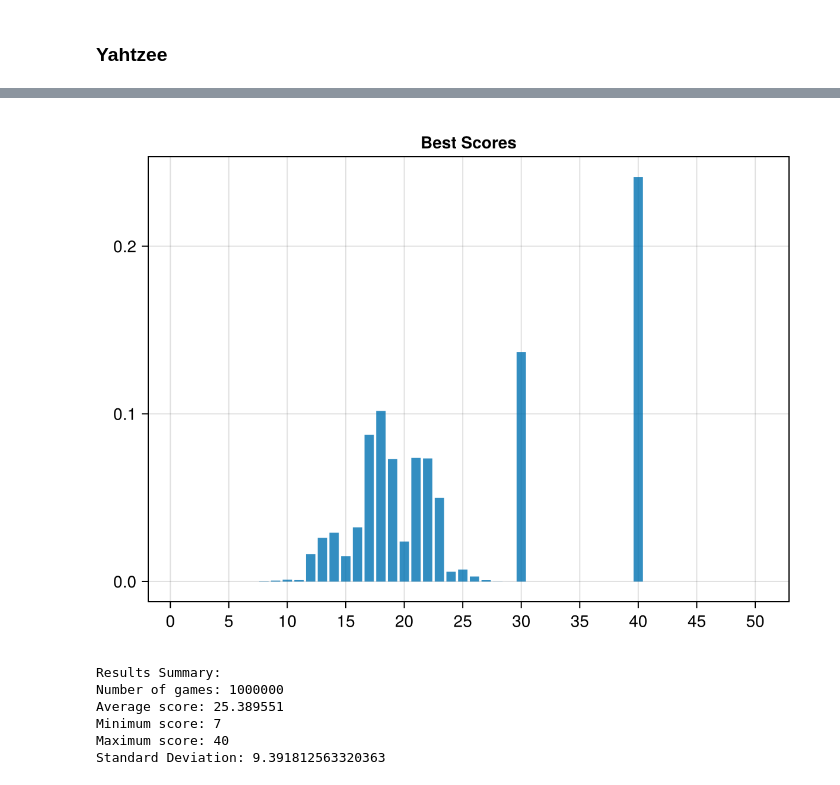
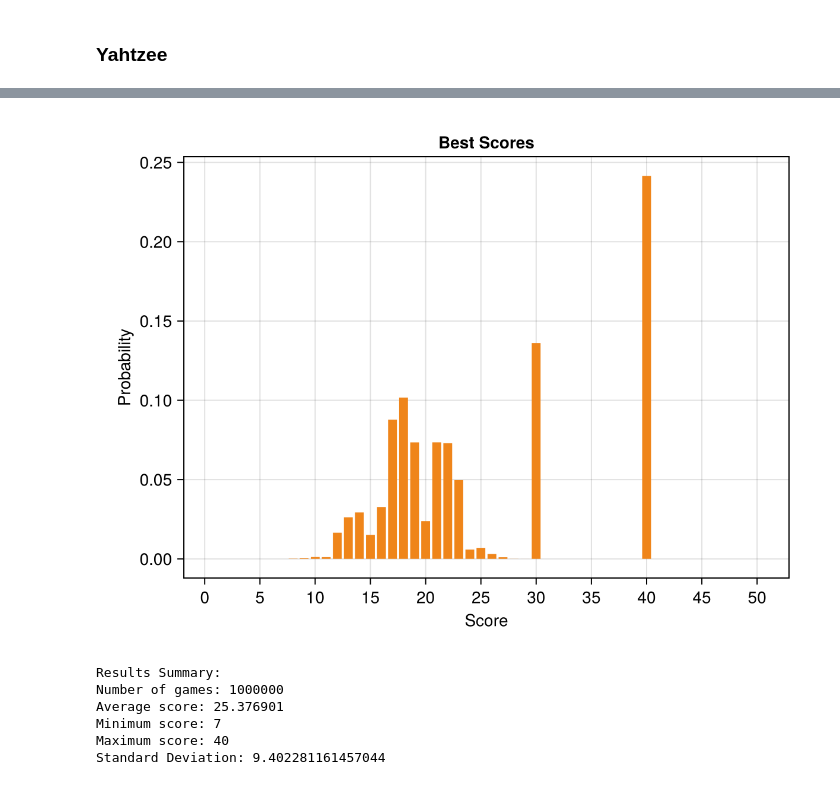
Before and after one commit to TyrianHobbs/StupidDiceTricksRepo, a Jupyter notebook: THScratchpad.ipynb, the cells around one changed output, grey strips where cells are left out. Cells and saved outputs as stored; diff of their text form; code cells hidden in the pictures.

```diff
--- a/THScratchpad.ipynb
+++ b/THScratchpad.ipynb
@@ -182,23 +231,34 @@ barplot(scorepers,
 # %%
+sscores = Int[]
+sscoretypes = String[]
+t = playYahtzee(1_000_000)
+s = scorePool.(t)
+for i = 1:1_000_000
+    push!(sscores, s[i][1])
+    push!(sscoretypes, s[i][2])
+end
 straight1 = scorePool.(rerollForStraight.(rerollForStraight.(t)))
-scores = Int[]
-types = String[]
+sscores = Int[]
+stypes = String[]
 for i = 1:length(straight1)
-    push!(scores, straight1[i][1])
-    push!(types, straight1[i][2])
+    push!(sscores, straight1[i][1])
+    push!(stypes, straight1[i][2])
 end
 # %%
-barplot(counts(scores, 50)./1_000_000,
-        axis = (xticks = 0:5:50, title = "Best Scores")
+barplot(counts(sscores, 50)./1_000_000,
+        color = "#ef851a",
+        axis = (xticks = 0:5:50, yticks = 0:0.05:1,
+        xlabel = "Score", ylabel = "Probability",
+        title = "Best Scores")
     )
 # %% [output]
-[figure, old version]
+[figure, new version]
 # %%
-analyze_results(scores)
+analyze_results(sscores)
 # %% [output]
 Results Summary:
 Number of games: 1000000
-Average score: 25.389551
+Average score: 25.376901
 Minimum score: 7
 Maximum score: 40
-Standard Deviation: 9.391812563320363
+Standard Deviation: 9.402281161457044
```
Also changed, not shown: parts of 42 cells of this notebook, 2 other files.
